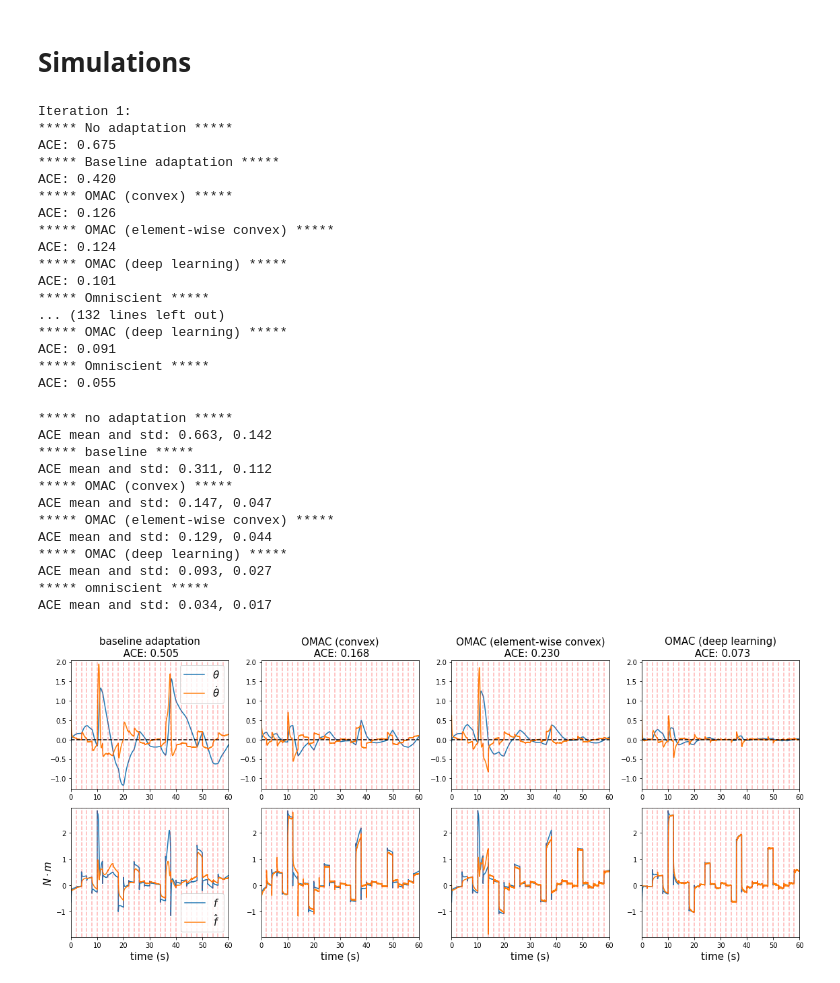
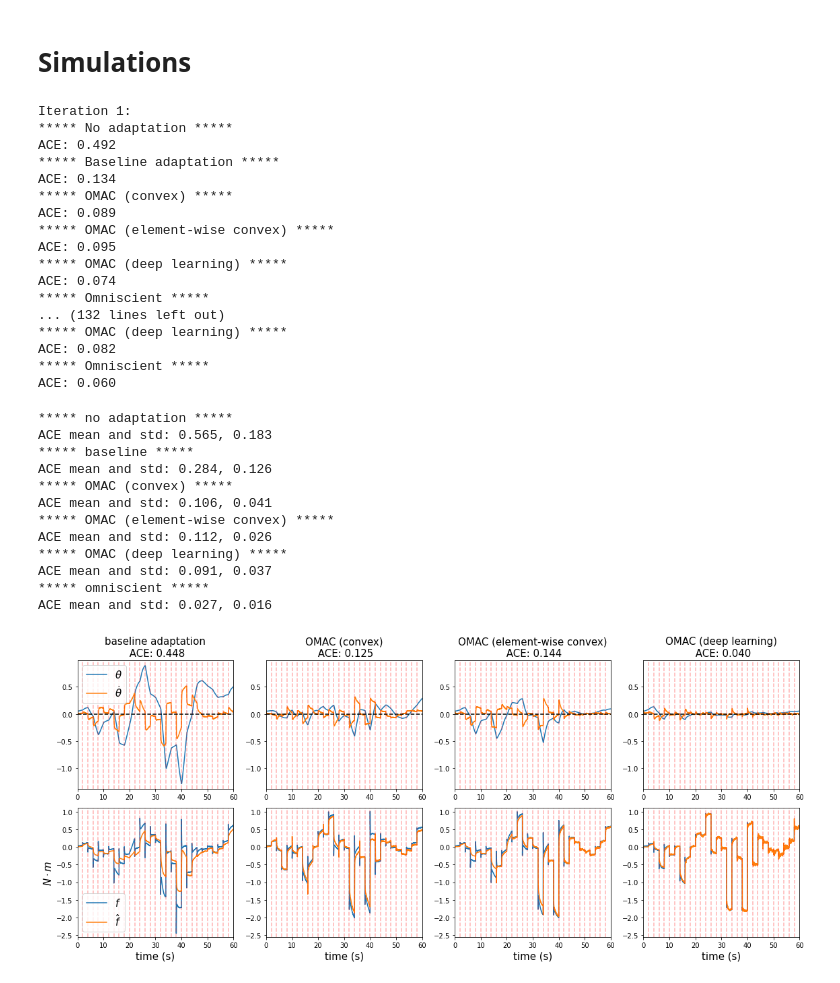
Before and after one commit to GuanyaShi/Online-Meta-Adaptive-Control, a Jupyter notebook: experiments.ipynb, the cells around one changed output. Cells and saved outputs as stored; diff of their text form; code cells hidden in the pictures.

```diff
--- a/experiments.ipynb
+++ b/experiments.ipynb
@@ -30,7 +30,7 @@ for name in ['no adaptation', 'baseline', 'OMAC (convex)', 'OMAC (element-wise c
 
 for i in range(10):
     print('Iteration ' + str(i+1) + ':')
-    seed = 123456 + i # random seed
+    seed = 666 + i # random seed
     np.random.seed(seed)
     Wind = np.random.normal(size=(100, 2))
     Noise = np.random.normal(scale=noise_sigma, size=20000)
@@ -39,7 +39,7 @@ for i in range(10):
 
     np.random.seed(seed)
     pendulum_bl = Pendulum(Wind, Noise, init_theta=init_theta, init_dtheta=init_dtheta, \
-                        mode='baseline', duration=duration, Cd=Cd, alpha=alpha)
+                        mode='no-adapt', duration=duration, Cd=Cd, alpha=alpha)
     print('***** No adaptation *****')
     Output_bl, error_bl = pendulum_bl.simulate()
     Error['no adaptation'].append(error_bl)
@@ -75,7 +75,7 @@ for i in range(10):
     np.random.seed(seed)
     pendulum_meta_D = Pendulum_D(Wind, Noise, init_theta=init_theta, init_dtheta=init_dtheta, \
                         mode='meta-adapt', duration=duration, Cd=Cd, alpha=alpha, \
-                        eta1_base=0.05, eta2_base=0.02)
+                        eta1_base=0.045, eta2_base=0.02)
     print('***** OMAC (deep learning) *****')
     Output_meta_D, error_meta_D = pendulum_meta_D.simulate()
     Error['OMAC (deep learning)'].append(error_meta_D)
@@ -93,21 +93,21 @@ for i in range(10):
 # %% [output]
 Iteration 1:
 ***** No adaptation *****
-ACE: 0.675
+ACE: 0.492
 ***** Baseline adaptation *****
-ACE: 0.420
+ACE: 0.134
 ***** OMAC (convex) *****
-ACE: 0.126
+ACE: 0.089
 ***** OMAC (element-wise convex) *****
-ACE: 0.124
+ACE: 0.095
 ***** OMAC (deep learning) *****
-ACE: 0.101
+ACE: 0.074
 ***** Omniscient *****
 ... (132 lines left out)
 ***** OMAC (deep learning) *****
-ACE: 0.091
+ACE: 0.082
 ***** Omniscient *****
-ACE: 0.055
+ACE: 0.060
 # %%
 for name in ['no adaptation', 'baseline', 'OMAC (convex)', 'OMAC (element-wise convex)', \
              'OMAC (deep learning)', 'omniscient']:
@@ -115,19 +115,19 @@ for name in ['no adaptation', 'baseline', 'OMAC (convex)', 'OMAC (element-wise c
     print('ACE mean and std: %.3f, %.3f' % (np.mean(Error[name]), np.std(Error[name])))
 # %% [output]
 ***** no adaptation *****
-ACE mean and std: 0.663, 0.142
+ACE mean and std: 0.565, 0.183
 ***** baseline *****
-ACE mean and std: 0.311, 0.112
+ACE mean and std: 0.284, 0.126
 ***** OMAC (convex) *****
-ACE mean and std: 0.147, 0.047
+ACE mean and std: 0.106, 0.041
 ***** OMAC (element-wise convex) *****
-ACE mean and std: 0.129, 0.044
+ACE mean and std: 0.112, 0.026
 ***** OMAC (deep learning) *****
-ACE mean and std: 0.093, 0.027
+ACE mean and std: 0.091, 0.037
 ***** omniscient *****
-ACE mean and std: 0.034, 0.017
+ACE mean and std: 0.027, 0.016
 # %%
-i = 3
+i = 7
 Output_adapt_B = Output['baseline'][i]
 Output_meta = Output['OMAC (convex)'][i]
 Output_meta_B = Output['OMAC (element-wise convex)'][i]
@@ -136,31 +136,31 @@ Output_oracle = Output['omniscient'][i]
 
 lower = np.asarray([plot_bound(Output_adapt_B)[0], plot_bound(Output_meta)[0], \
                     plot_bound(Output_meta_B)[0], plot_bound(Output_meta_D)[0]]).min(0)
 upper = np.asarray([plot_bound(Output_adapt_B)[1], plot_bound(Output_meta)[1], \
                     plot_bound(Output_meta_B)[1], plot_bound(Output_meta_D)[1]]).max(0)
 ylim1 = [lower[0]-0.1, upper[0]+0.1]
 ylim2 = [lower[1]-0.1, upper[1]+0.1]
 xlim = [0, duration]
 
 plt.figure(figsize=(16, 7))
 ax1 = plt.subplot(2, 4, 1)
 ax2 = plt.subplot(2, 4, 5)
 plot(pendulum_adapt_B, Output_adapt_B, ax1, ax2, 'baseline adaptation', ylim1, ylim2, xlim, ylabel=True, legend=True)
 
 ax1 = plt.subplot(2, 4, 2)
 ax2 = plt.subplot(2, 4, 6)
 plot(pendulum_meta, Output_meta, ax1, ax2, 'OMAC (convex)', ylim1, ylim2, xlim)
 
 ax1 = plt.subplot(2, 4, 3)
 ax2 = plt.subplot(2, 4, 7)
 plot(pendulum_meta_B, Output_meta_B, ax1, ax2, 'OMAC (element-wise convex)', ylim1, ylim2, xlim)
 
 ax1 = plt.subplot(2, 4, 4)
 ax2 = plt.subplot(2, 4, 8)
 plot(pendulum_meta_D, Output_meta_D, ax1, ax2, 'OMAC (deep learning)', ylim1, ylim2, xlim)
 
 plt.tight_layout()
 #plt.savefig('experiments.pdf')
 plt.show()
 # %% [output]
-[figure, old version]
+[figure, new version]
```
Also changed, not shown: 1 other file.
